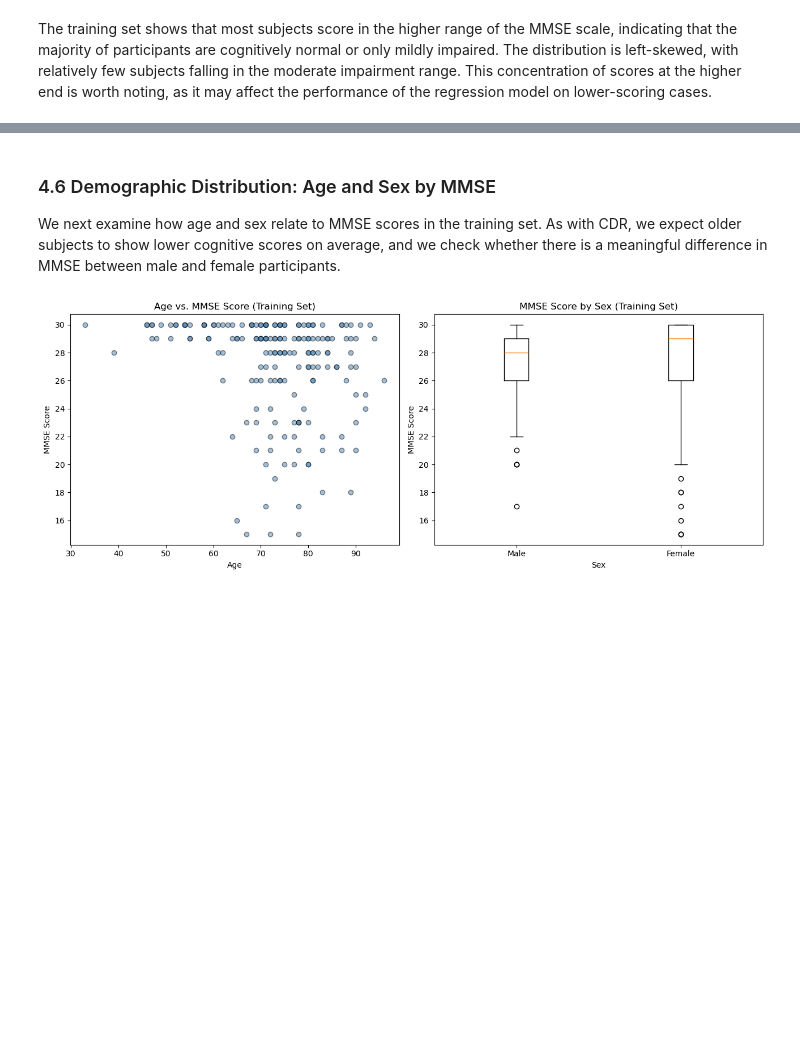
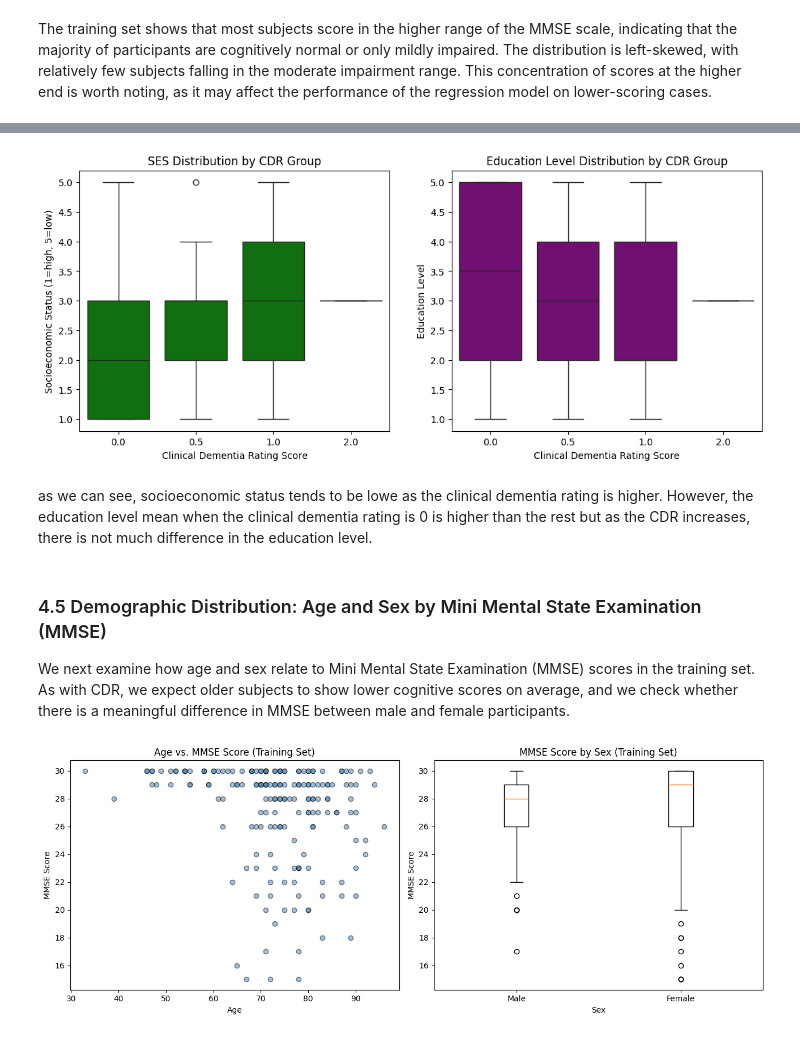
Before and after one commit to Carlos-PC05/FinalProjectCS-362, a Jupyter notebook: FinalReport_SP26_RV_PC_MASTERFILE.ipynb, the cells around one changed output, grey strips where cells are left out. Drawn from its saved outputs; the diff is of its cells as text; code cells hidden in the pictures; blank space fills up the shorter version.

```diff
--- a/FinalReport_SP26_RV_PC_MASTERFILE.ipynb
+++ b/FinalReport_SP26_RV_PC_MASTERFILE.ipynb
@@ -728,7 +728,33 @@ The training set shows that most subjects score in the higher range of the MMSE
+# %%
+import seaborn as sns
+import matplotlib.pyplot as plt
+
+fig, axes = plt.subplots(1, 2, figsize=(13, 5))
+
+# SES by CDR Boxplot
+sns.boxplot(data=mri_train_clf_df, x='clinical_dementia_rating', y='socioeconomic_status',
+            ax=axes[0], color='green')
+axes[0].set_title('SES Distribution by CDR Group')
+axes[0].set_xlabel('Clinical Dementia Rating Score')
+axes[0].set_ylabel('Socioeconomic Status (1=high, 5=low)')
+
+# Educ by CDR Boxplot
+sns.boxplot(data=mri_train_clf_df, x='clinical_dementia_rating', y='education_level',
+            ax=axes[1], color='purple')
+axes[1].set_title('Education Level Distribution by CDR Group')
+axes[1].set_xlabel('Clinical Dementia Rating Score')
+axes[1].set_ylabel('Education Level')
+
+plt.show()
+# %% [output]
+[figure, added]
+# %% [markdown]
+as we can see, socioeconomic status tends to be lowe as the clinical dementia rating is higher.
+However, the education level mean when the clinical dementia rating is 0 is higher than the rest but as the CDR increases, there is not much difference in the education level.
 # %% [markdown]
-### 4.6 Demographic Distribution: Age and Sex by MMSE
+### 4.5 Demographic Distribution: Age and Sex by Mini Mental State Examination (MMSE)
 
-We next examine how age and sex relate to MMSE scores in the training set. As with CDR, we expect older subjects to show lower cognitive scores on average, and we check whether there is a meaningful difference in MMSE between male and female participants.
+We next examine how age and sex relate to Mini Mental State Examination (MMSE) scores in the training set. As with CDR, we expect older subjects to show lower cognitive scores on average, and we check whether there is a meaningful difference in MMSE between male and female participants.
 # %%
 fig, axes = plt.subplots(1, 2, figsize=(13, 5))
 
```
Also changed, not shown: parts of 26 cells of this notebook.
